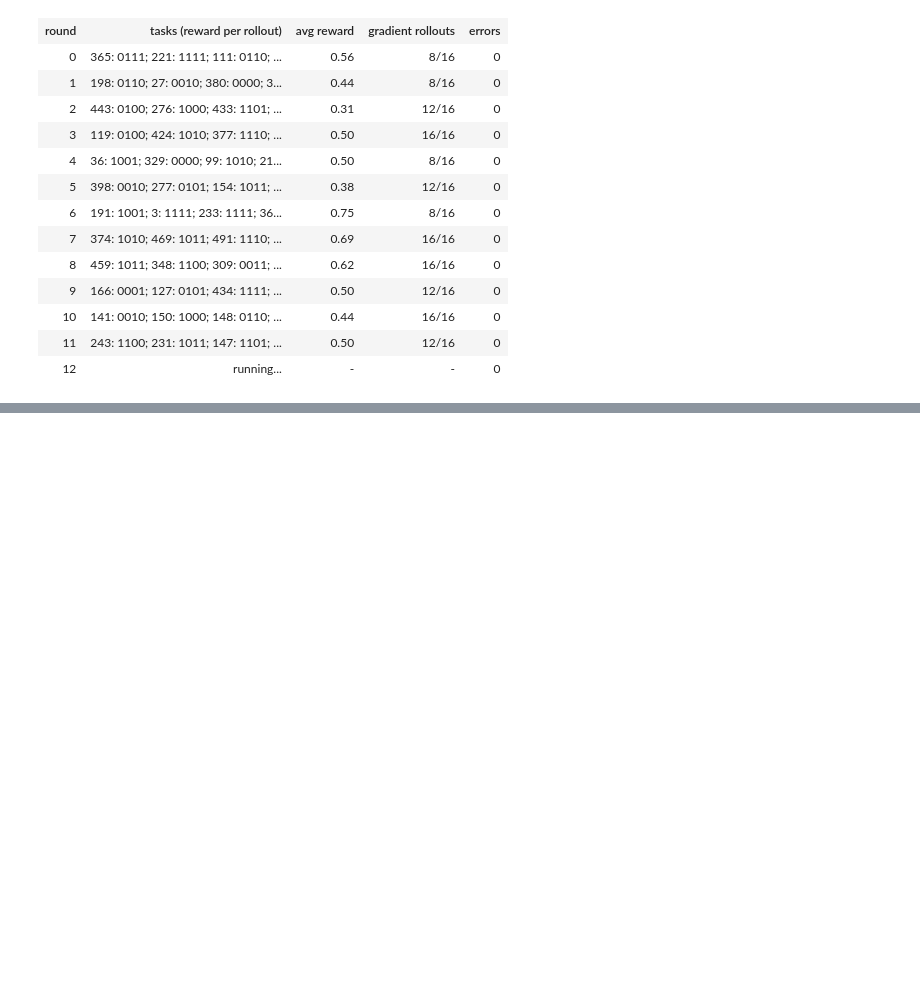
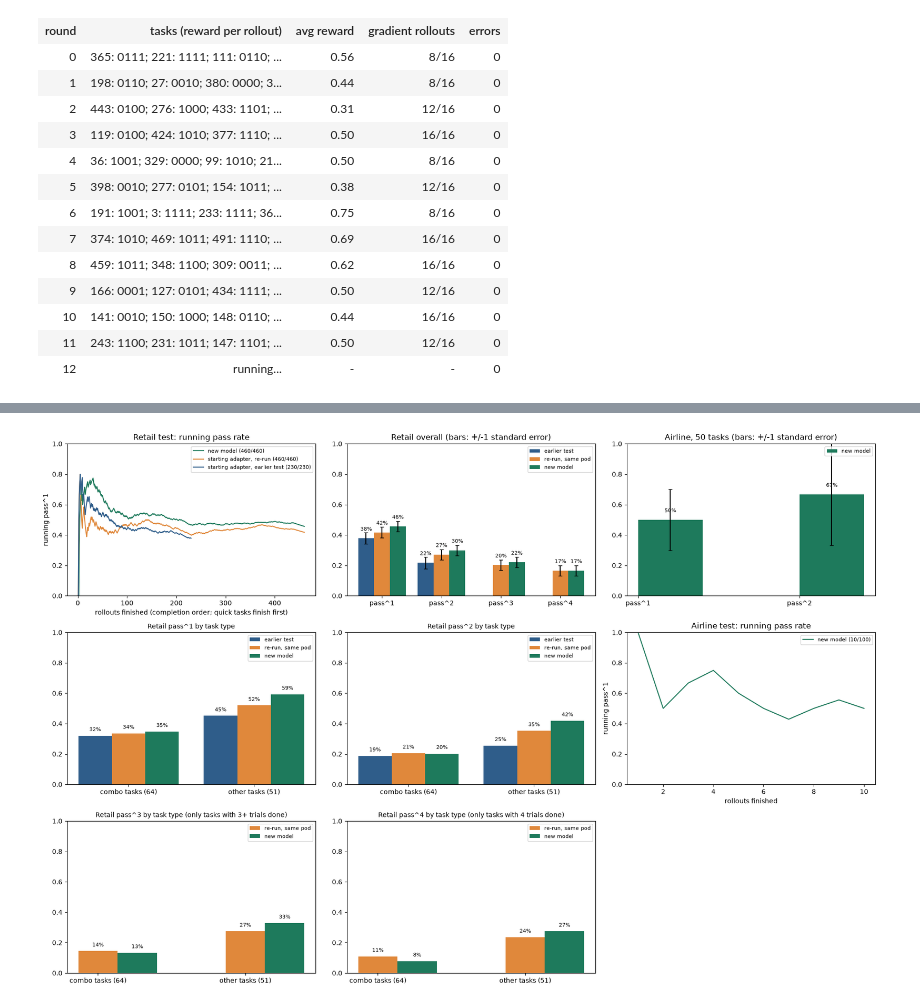
Before and after one commit to teacher57/qwen3-14b-tau-train, a Jupyter notebook: notebooks/qwen3_14b_training_and_rollouts.ipynb, the cells around one changed output, grey strips where cells are left out. Drawn from its saved outputs; the diff is of its cells as text; code cells hidden in the pictures; blank space fills up the shorter version.

```diff
--- a/notebooks/qwen3_14b_training_and_rollouts.ipynb
+++ b/notebooks/qwen3_14b_training_and_rollouts.ipynb
@@ -894,0 +1281,100 @@ Each task is run 2 times at temperature 0.7. pass^2 = share of tasks where both
+# %%
+import json
+import matplotlib.pyplot as plt
+
+run = json.load(open("full_run_results/distill_run.json"))
+e, r2, b = run["eval"], run.get("rerun") or {}, run["baseline"]
+g = run.get("groups") or {}
+air = run.get("airline") or {}
+an, ab = air.get("new") or {}, air.get("base") or {}
+C_NEW, C_RERUN, C_OLD = "#1E7A5C", "#E0883B", "#2F5D8A"
+fig, axes = plt.subplots(3, 3, figsize=(18, 12))
+
+# retail: running pass^1, all runs on the SAME axes
+ax = axes[0][0]
+if e["running_pass1"]:
+    ax.plot(range(1, len(e["running_pass1"]) + 1), e["running_pass1"], color=C_NEW, label=f"new model ({e['rollouts_done']}/{e['rollouts_total']})")
+if r2.get("running_pass1"):
+    ax.plot(range(1, len(r2["running_pass1"]) + 1), r2["running_pass1"], color=C_RERUN, label=f"starting adapter, re-run ({r2['rollouts_done']}/{r2['rollouts_total']})")
+if b and b.get("running_pass1"):
+    ax.plot(range(1, len(b["running_pass1"]) + 1), b["running_pass1"], color=C_OLD, label=f"starting adapter, earlier test ({len(b['running_pass1'])}/230)")
+elif b and b.get("pass1") is not None:
+    ax.axhline(b["pass1"], color=C_OLD, ls="--", lw=1, label="starting adapter, earlier test (final)")
+ax.set_ylim(0, 1)
+ax.set_xlabel("rollouts finished (completion order; quick tasks finish first)")
+ax.set_ylabel("running pass^1")
+ax.set_title("Retail test: running pass rate")
+ax.legend(fontsize=8)
+
+# retail: overall bars
+ax = axes[0][1]
+sources = [("earlier test", C_OLD, b or {}), ("re-run, same pod", C_RERUN, r2), ("new model", C_NEW, e)]
+shown = [(n, c, d) for n, c, d in sources if d.get("pass1") is not None]
+if shown:
+    w = 0.8 / len(shown)
+    for j, (n, c, d) in enumerate(shown):
+        for i, k in enumerate(("pass1", "pass2", "pass3", "pass4")):
+            x = i - 0.4 + w * (j + 0.5)
+            if d.get(k) is not None:
+                ax.bar(x, d[k], w, yerr=d.get(k + "_se"), capsize=3, color=c, label=n if i == 0 else None)
+                ax.text(x, d[k] + 0.05, f"{d[k]:.0%}", ha="center", fontsize=8)
+    ax.set_xticks([0, 1, 2, 3]); ax.set_xticklabels(["pass^1", "pass^2", "pass^3", "pass^4"])
+    ax.legend(fontsize=8)
+else:
+    ax.text(0.5, 0.5, "no retail test results yet", ha="center", va="center"); ax.set_axis_off()
+ax.set_ylim(0, 1)
+ax.set_title("Retail overall (bars: +/-1 standard error)")
+
+# airline: bars
+ax = axes[0][2]
+if an.get("pass1") is not None or ab.get("pass1") is not None:
+    for j, (n, c, d) in enumerate((("starting adapter", C_OLD, ab), ("new model", C_NEW, an))):
+        for i, k in enumerate(("pass1", "pass2")):
+            x = i - 0.4 + 0.4 * (j + 0.5)
+            if d.get(k) is not None:
+                ax.bar(x, d[k], 0.4, yerr=d.get(k + "_se"), capsize=3, color=c, label=n if i == 0 else None)
+                ax.text(x, d[k] + 0.05, f"{d[k]:.0%}", ha="center", fontsize=8)
+    ax.set_xticks([0, 1]); ax.set_xticklabels(["pass^1", "pass^2"])
+    ax.legend(fontsize=8)
+else:
+    ax.text(0.5, 0.5, "airline test not started yet", ha="center", va="center"); ax.set_axis_off()
+ax.set_ylim(0, 1)
+ax.set_title("Airline, 50 tasks (bars: +/-1 standard error)")
+
+# retail by task type
+for ax, k, title in ((axes[1][0], "pass1", "Retail pass^1 by task type"), (axes[1][1], "pass2", "Retail pass^2 by task type"),
+                     (axes[2][0], "pass3", "Retail pass^3 by task type (only tasks with 3+ trials done)"), (axes[2][1], "pass4", "Retail pass^4 by task type (only tasks with 4 trials done)")):
+    srcs = [(n, c, g.get(key)) for n, c, key in (("earlier test", C_OLD, "earlier"), ("re-run, same pod", C_RERUN, "rerun"), ("new model", C_NEW, "new")) if g.get(key)]
+    if srcs:
+        w = 0.8 / len(srcs)
+        for j, (n, c, d) in enumerate(srcs):
+            for i, kind in enumerate(("combo", "other")):
+                v = d[kind][k]
+                if v is not None:
+                    x = i - 0.4 + w * (j + 0.5)
+                    ax.bar(x, v, w, color=c, label=n if i == 0 else None)
+                    ax.text(x, v + 0.03, f"{v:.0%}", ha="center", fontsize=8)
+        ax.set_xticks([0, 1]); ax.set_xticklabels(["combo tasks (64)", "other tasks (51)"])
+        ax.legend(fontsize=8)
+    else:
+        ax.text(0.5, 0.5, "no results yet", ha="center", va="center"); ax.set_axis_off()
+    ax.set_ylim(0, 1)
+    ax.set_title(title, fontsize=10)
+
+# airline running pass^1
+ax = axes[1][2]
+for n, c, d in (("new model", C_NEW, an), ("starting adapter", C_OLD, ab)):
+    if d.get("running_pass1"):
+        ax.plot(range(1, len(d["running_pass1"]) + 1), d["running_pass1"], color=c, label=f"{n} ({d['rollouts_done']}/100)")
+ax.set_ylim(0, 1)
+ax.set_xlabel("rollouts finished")
+ax.set_ylabel("running pass^1")
+ax.set_title("Airline test: running pass rate")
+if ax.get_legend_handles_labels()[0]:
+    ax.legend(fontsize=8)
+
+axes[2][2].set_axis_off()
+plt.tight_layout()
+plt.show()
+# %% [output]
+[figure, added]
```
Also changed, not shown: parts of 15 cells of this notebook, 53 other files.
